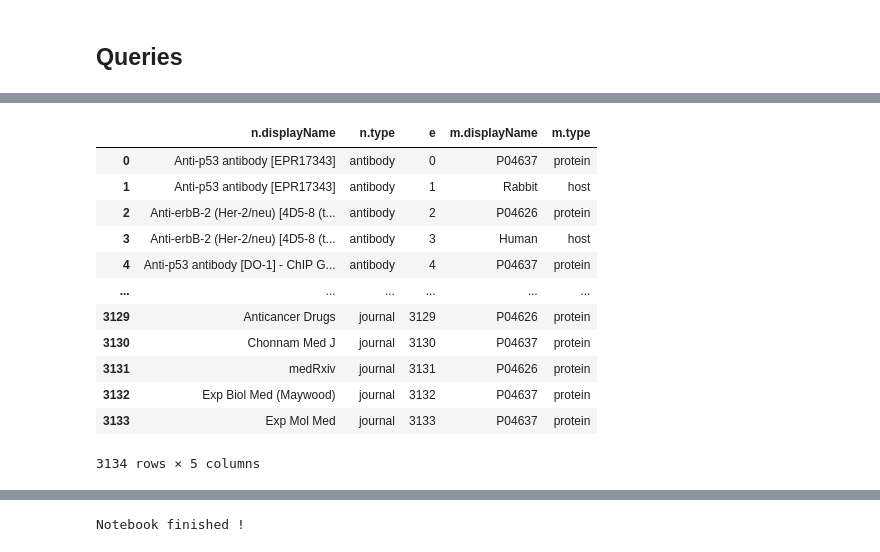
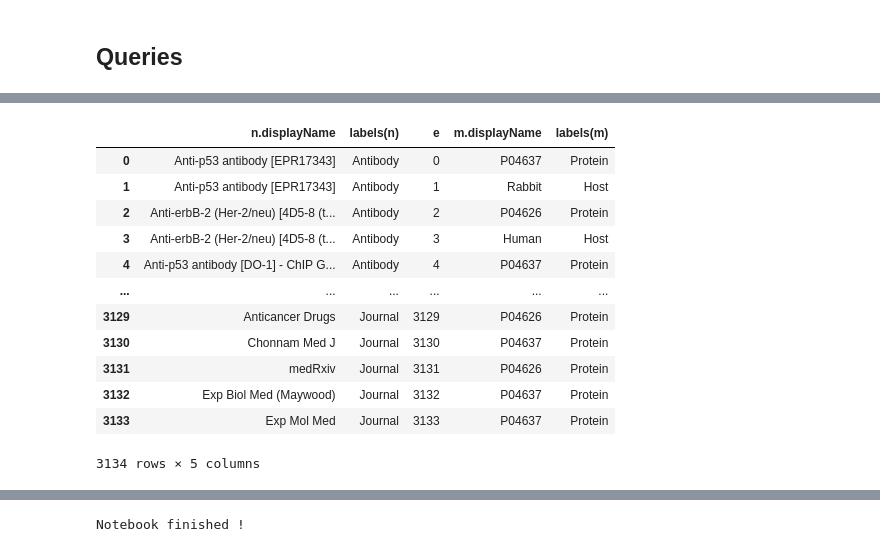
Before and after one commit to turing-db/turingdb-examples, a Jupyter notebook: examples/notebooks/public_version/CiteAb_antibody_data.ipynb, the cells around one changed output, grey strips where cells are left out. Drawn from its saved outputs; the diff is of its cells as text; code cells hidden in the pictures.

```diff
--- a/examples/notebooks/public_version/CiteAb_antibody_data.ipynb
+++ b/examples/notebooks/public_version/CiteAb_antibody_data.ipynb
@@ -1084,27 +1080,27 @@ Wall time: 3.06 ms
 # %%
 %%time
 
 # Match all edges and return them
 command = """
 MATCH (n)-[e]->(m)
-RETURN n.displayName, n.type, e, m.displayName, m.type
+RETURN n.displayName, labels(n), e, m.displayName, labels(m)
 """
 df_all_edges = client.query(command)
 if df_all_edges.empty:
     print("No result found")
 else:
     display(df_all_edges)
 # %% [output]
-|  | n.displayName | n.type | e | m.displayName | m.type |
-| 0 | Anti-p53 antibody [EPR17343] | antibody | 0 | P04637 | protein |
-| 1 | Anti-p53 antibody [EPR17343] | antibody | 1 | Rabbit | host |
-| 2 | Anti-erbB-2 (Her-2/neu) [4D5-8 (t... | antibody | 2 | P04626 | protein |
-| 3 | Anti-erbB-2 (Her-2/neu) [4D5-8 (t... | antibody | 3 | Human | host |
-| 4 | Anti-p53 antibody [DO-1] - ChIP G... | antibody | 4 | P04637 | protein |
+|  | n.displayName | labels(n) | e | m.displayName | labels(m) |
+| 0 | Anti-p53 antibody [EPR17343] | Antibody | 0 | P04637 | Protein |
+| 1 | Anti-p53 antibody [EPR17343] | Antibody | 1 | Rabbit | Host |
+| 2 | Anti-erbB-2 (Her-2/neu) [4D5-8 (t... | Antibody | 2 | P04626 | Protein |
+| 3 | Anti-erbB-2 (Her-2/neu) [4D5-8 (t... | Antibody | 3 | Human | Host |
+| 4 | Anti-p53 antibody [DO-1] - ChIP G... | Antibody | 4 | P04637 | Protein |
 | ... | ... | ... | ... | ... | ... |
-| 3129 | Anticancer Drugs | journal | 3129 | P04626 | protein |
-| 3130 | Chonnam Med J | journal | 3130 | P04637 | protein |
-| 3131 | medRxiv | journal | 3131 | P04626 | protein |
-| 3132 | Exp Biol Med (Maywood) | journal | 3132 | P04637 | protein |
-| 3133 | Exp Mol Med | journal | 3133 | P04637 | protein |
+| 3129 | Anticancer Drugs | Journal | 3129 | P04626 | Protein |
+| 3130 | Chonnam Med J | Journal | 3130 | P04637 | Protein |
+| 3131 | medRxiv | Journal | 3131 | P04626 | Protein |
+| 3132 | Exp Biol Med (Maywood) | Journal | 3132 | P04637 | Protein |
+| 3133 | Exp Mol Med | Journal | 3133 | P04637 | Protein |
 3134 rows × 5 columns
```
Also changed, not shown: parts of 33 cells of this notebook, 11 other files.
